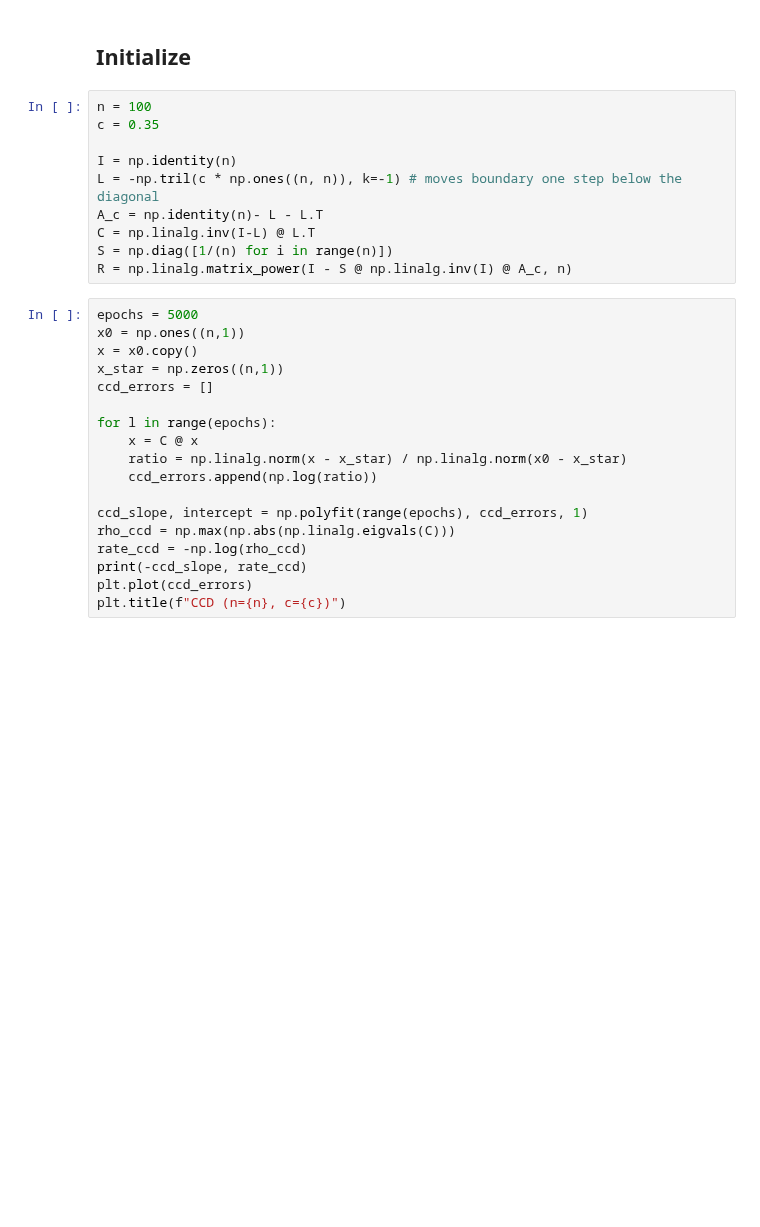
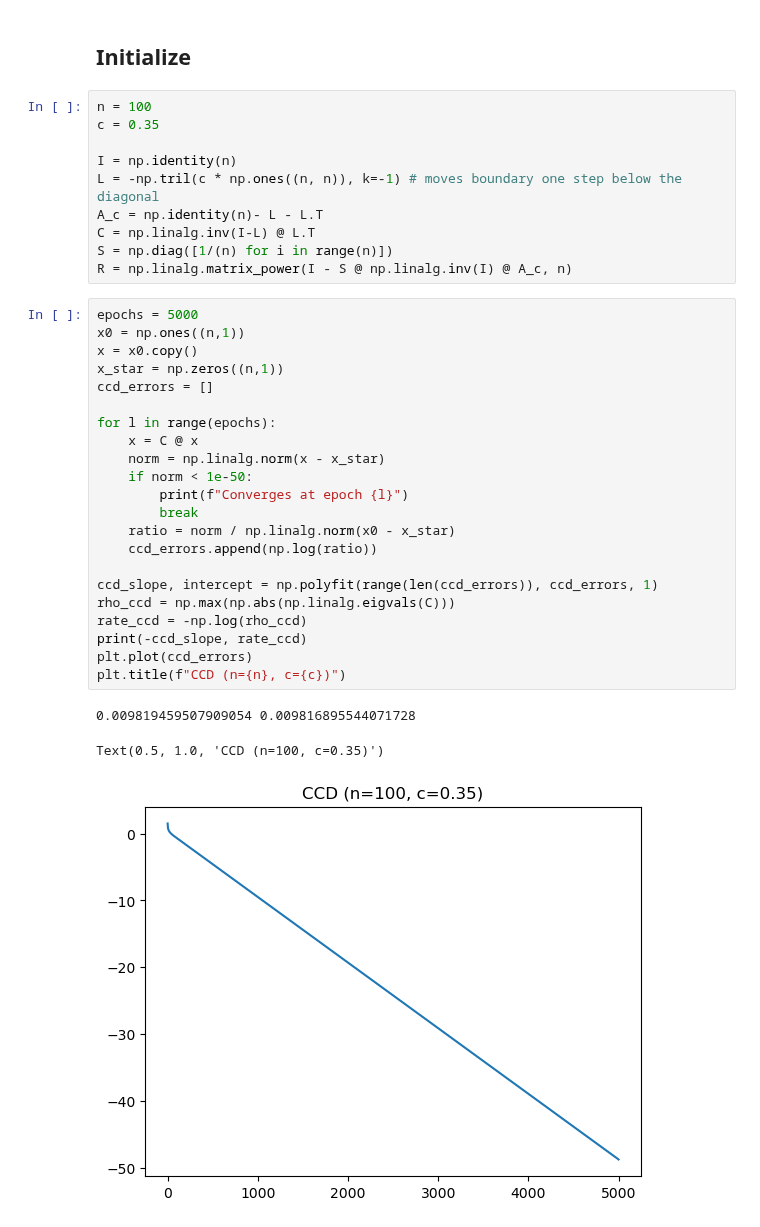
Before and after one commit to pinto2501/coordinate_descent, a Jupyter notebook: cbcd.ipynb, the cells around one changed output. Saved outputs shown, nothing was run; the diff lists cells and outputs as text; blank space fills up the shorter version.

```diff
--- a/cbcd.ipynb
+++ b/cbcd.ipynb
@@ -17,21 +17,29 @@ R = np.linalg.matrix_power(I - S @ np.linalg.inv(I) @ A_c, n)
 # %%
 epochs = 5000
 x0 = np.ones((n,1))
 x = x0.copy()
 x_star = np.zeros((n,1))
 ccd_errors = []
 
 for l in range(epochs):
     x = C @ x
-    ratio = np.linalg.norm(x - x_star) / np.linalg.norm(x0 - x_star)
+    norm = np.linalg.norm(x - x_star)
+    if norm < 1e-50:
+        print(f"Converges at epoch {l}")
+        break
+    ratio = norm / np.linalg.norm(x0 - x_star)
     ccd_errors.append(np.log(ratio))
 
-ccd_slope, intercept = np.polyfit(range(epochs), ccd_errors, 1)
+ccd_slope, intercept = np.polyfit(range(len(ccd_errors)), ccd_errors, 1)
 rho_ccd = np.max(np.abs(np.linalg.eigvals(C)))
 rate_ccd = -np.log(rho_ccd)
 print(-ccd_slope, rate_ccd)
 plt.plot(ccd_errors)
 plt.title(f"CCD (n={n}, c={c})")
+# %% [output]
+0.009819459507909054 0.009816895544071728
+Text(0.5, 1.0, 'CCD (n=100, c=0.35)')
+[figure, added]
 # %%
 epochs = 5000
 x0 = np.ones((n,1))
```
Also changed, not shown: parts of 3 cells of this notebook.
